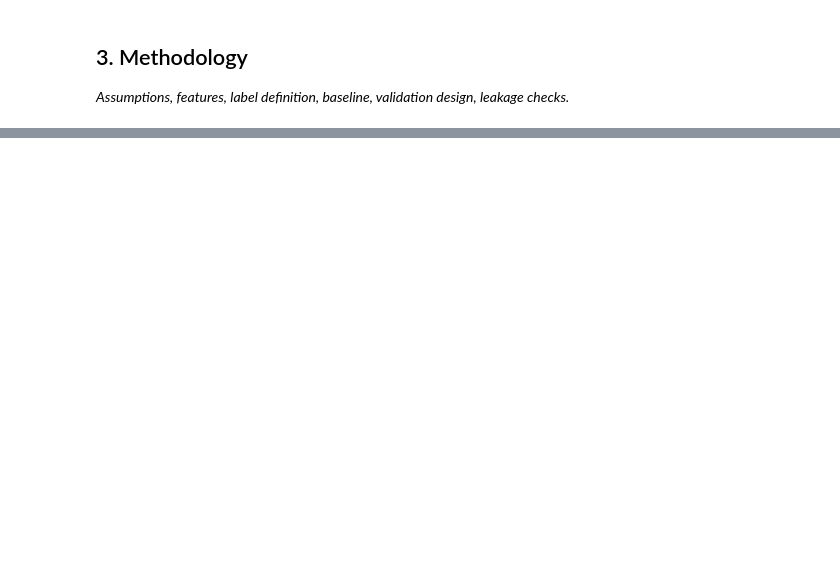
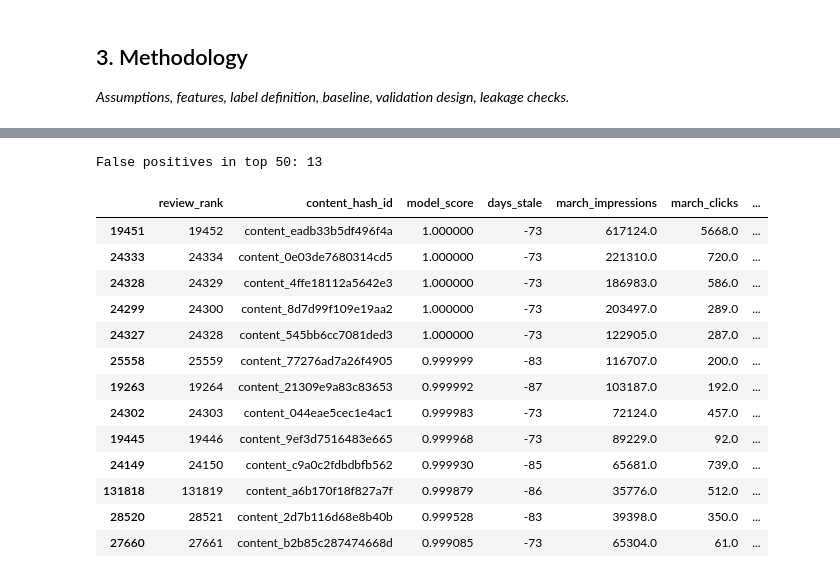
Before and after one commit to nandhanamj/flyrank_ml, a Jupyter notebook: work/notebooks/capstone.ipynb, the cells around one changed output, grey strips where cells are left out. Cells and saved outputs as stored; diff of their text form; code cells hidden in the pictures; blank space fills up the shorter version.

```diff
--- a/work/notebooks/capstone.ipynb
+++ b/work/notebooks/capstone.ipynb
@@ -36,0 +675,47 @@ This skeleton is yours to fill. Work the sections **in order** — each one has
+# %%
+# Identify false positives in the model's top-50 ranking.
+# These are items ranked highly by the model that did not show
+# a future decline in the April evaluation window.
+
+false_positives = model_top50[
+    model_top50["is_declining_future"] == 0
+].copy()
+
+# Create the review rank from the current ordering of model_top50.
+false_positives["review_rank"] = (
+    false_positives.index + 1
+)
+
+print(f"False positives in top 50: {len(false_positives)}")
+
+display(
+    false_positives[
+        [
+            "review_rank",
+            "content_hash_id",
+            "model_score",
+            "days_stale",
+            "march_impressions",
+            "march_clicks",
+            "march_avg_position",
+            "search_volume",
+            "word_count",
+        ]
+    ]
+)
+# %% [output]
+False positives in top 50: 13
+|  | review_rank | content_hash_id | model_score | days_stale | march_impressions | march_clicks | ... |
+| 19451 | 19452 | content_eadb33b5df496f4a | 1.000000 | -73 | 617124.0 | 5668.0 | ... |
+| 24333 | 24334 | content_0e03de7680314cd5 | 1.000000 | -73 | 221310.0 | 720.0 | ... |
+| 24328 | 24329 | content_4ffe18112a5642e3 | 1.000000 | -73 | 186983.0 | 586.0 | ... |
+| 24299 | 24300 | content_8d7d99f109e19aa2 | 1.000000 | -73 | 203497.0 | 289.0 | ... |
+| 24327 | 24328 | content_545bb6cc7081ded3 | 1.000000 | -73 | 122905.0 | 287.0 | ... |
+| 25558 | 25559 | content_77276ad7a26f4905 | 0.999999 | -83 | 116707.0 | 200.0 | ... |
+| 19263 | 19264 | content_21309e9a83c83653 | 0.999992 | -87 | 103187.0 | 192.0 | ... |
+| 24302 | 24303 | content_044eae5cec1e4ac1 | 0.999983 | -73 | 72124.0 | 457.0 | ... |
+| 19445 | 19446 | content_9ef3d7516483e665 | 0.999968 | -73 | 89229.0 | 92.0 | ... |
+| 24149 | 24150 | content_c9a0c2fdbdbfb562 | 0.999930 | -85 | 65681.0 | 739.0 | ... |
+| 131818 | 131819 | content_a6b170f18f827a7f | 0.999879 | -86 | 35776.0 | 512.0 | ... |
+| 28520 | 28521 | content_2d7b116d68e8b40b | 0.999528 | -83 | 39398.0 | 350.0 | ... |
+| 27660 | 27661 | content_b2b85c287474668d | 0.999085 | -73 | 65304.0 | 61.0 | ... |
```
Also changed, not shown: parts of 41 cells of this notebook.
